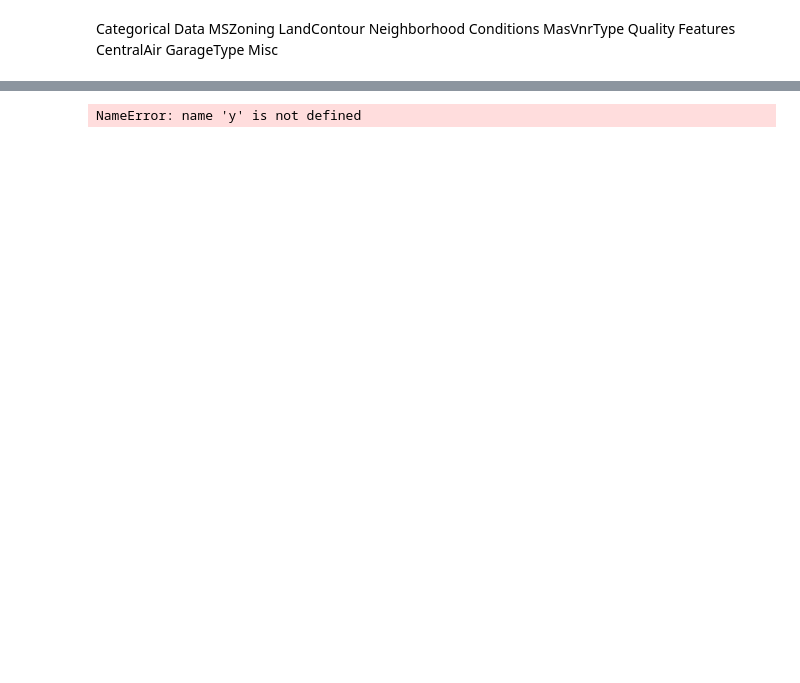
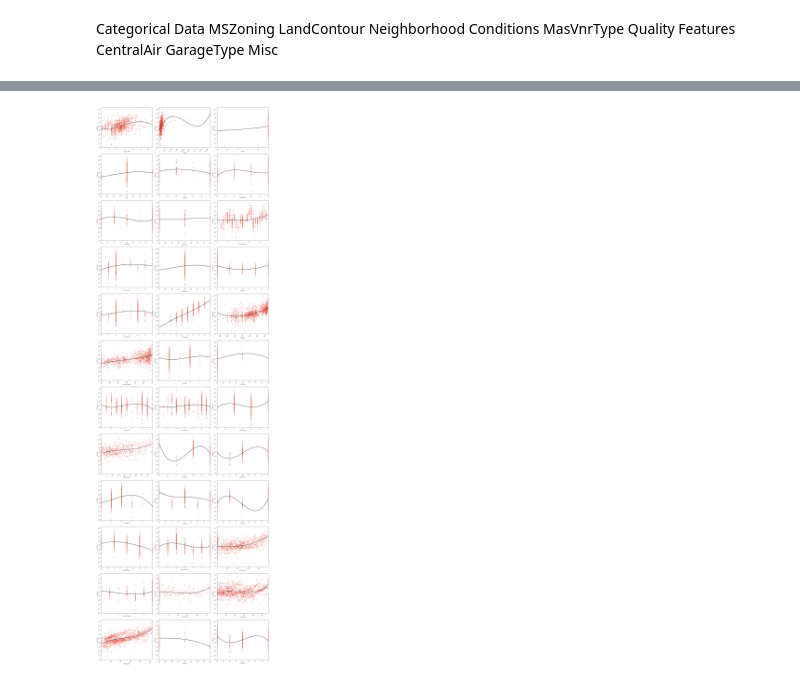
Before and after one commit to 123srb/Housing-Prices, a Jupyter notebook: Housing Prices Analysis.ipynb, the cells around one changed output, grey strips where cells are left out. Drawn from its saved outputs; the diff is of its cells as text; code cells hidden in the pictures; blank space fills up the shorter version.

```diff
--- a/Housing Prices Analysis.ipynb
+++ b/Housing Prices Analysis.ipynb
@@ -316,5 +331,5 @@ total_data['TotalBathrooms'] = (total_data['FullBath'] + (0.5 * total_data['Half
 total_data['TotalExtQual'] = (total_data['ExterQual'] + total_data['ExterCond'])
 total_data['TotalBsmQual'] = (total_data['BsmtQual'] + total_data['BsmtCond'] + total_data['BsmtFinType1'] + total_data['BsmtFinType2'])
 total_data['TotalGrgQual'] = (total_data['GarageQual'] + total_data['GarageCond'])
-#not including total_data['OverallQual'] because it is a
-total_data['TotalQual'] = ( + total_data['TotalExtQual'] + total_data['TotalBsmQual'] + total_data['TotalGrgQual'] + total_data['KitchenQual'] + total_data['HeatingQC'])
+#not including total_data['OverallQual'] because it is already a function of them
+total_data['TotalQual'] = (total_data['TotalExtQual'] + total_data['TotalBsmQual'] + total_data['TotalGrgQual'] + total_data['KitchenQual'] + total_data['HeatingQC'])
@@ -402,8 +412,11 @@ See the caveats in the documentation: https://pandas.pydata.org/pandas-docs/stab
 #MSSubClass=number indicating the type of dwelling
 total_data['MSSubClass'] = total_data['MSSubClass'].astype('category')
 total_data['OverallCond'] = total_data['OverallCond'].astype('category')
-total_data['YrSold'] = total_data['YrSold'].astype('category')
-total_data['MoSold'] = total_data['MoSold'].astype('category')
+total_data['MSZoning'] = total_data['MSZoning'].astype('category')
+total_data['LotShape'] = total_data['LotShape'].astype('category')
+#'MSZoning',
+#total_data['YrSold'] = total_data['YrSold'].astype('object')
+#total_data['MoSold'] = total_data['MoSold'].astype('object')
 # %% [markdown]
 Categorical Data
 MSZoning
@@ -467,8 +485,8 @@ Index(['MSSubClass', 'MSZoning', 'Street', 'Alley', 'LotShape', 'LandContour',
 # %%
 from sklearn import preprocessing
-
+total_data_encoded = total_data
 for col in cols_to_encode:
 
     le = preprocessing.LabelEncoder()
     le.fit(list(total_data[col].values))
-    total_data[col] = le.transform(list(total_data[col].values))
+    total_data_encoded[col] = le.transform(list(total_data[col].values))
@@ -500,24 +498,26 @@ Index([], dtype='object')
 # %%
 def srt_reg(y, df):
     fig, axes = plt.subplots(12, 3, figsize=(25, 80))
     axes = axes.flatten()
 
     for i, j in zip(df.select_dtypes(include=['number']).columns, axes):
 
         sns.regplot(x=i,
                     y=y,
                     data=df,
                     ax=j,
                     order=3,
                     ci=None,
                     color='#e74c3c',
                     line_kws={'color': 'black'},
                     scatter_kws={'alpha':0.4})
         j.tick_params(labelrotation=45)
         j.yaxis.set_major_locator(MaxNLocator(nbins=10))
 
         plt.tight_layout()
 
-srt_reg('Saleprice', total_data)
+temp_train = total_data[0:ntrain]
+temp_train['SalePrice'] = y_train
+srt_reg('SalePrice', temp_train)
 # %% [output]
-NameError: name 'y' is not defined
+[figure, added]
```
Also changed, not shown: parts of 25 cells of this notebook.
